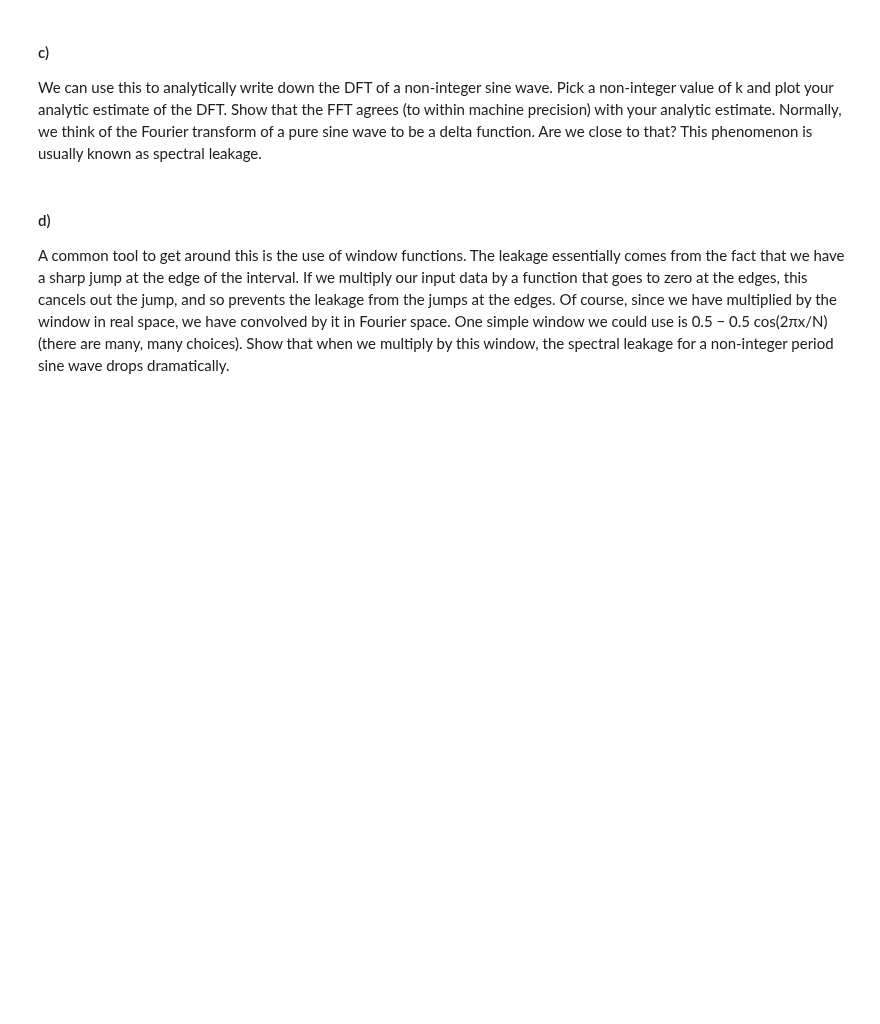
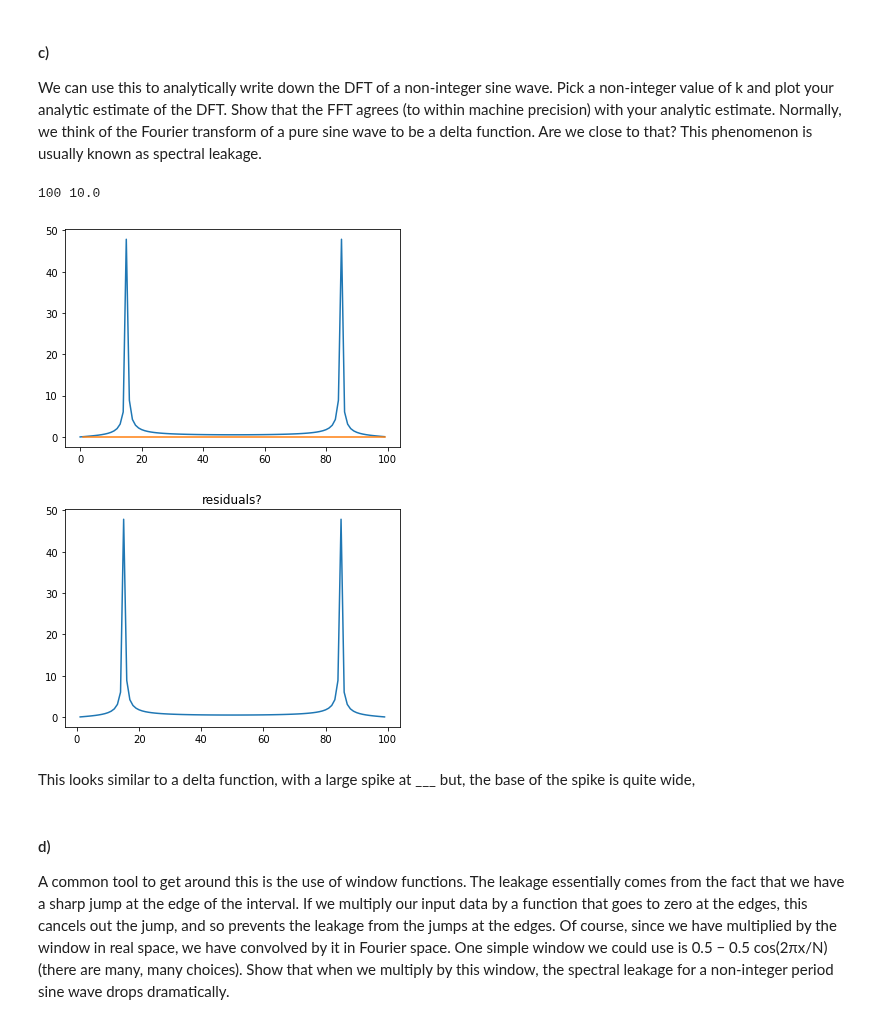
Before and after one commit to eklem1/Phys512_EK, a Jupyter notebook: PS4/PS4.ipynb, the cells around one changed output. Drawn from its saved outputs; the diff is of its cells as text; code cells hidden in the pictures; blank space fills up the shorter version.

```diff
--- a/PS4/PS4.ipynb
+++ b/PS4/PS4.ipynb
@@ -153,9 +171,10 @@ N = 10
 for k in np.linspace(10, 1e-14, 50):
     print("{:e}".format(limit(N, k)))
 # %%
-N = 3
+N = 5
 for k in np.linspace(1, 100, dtype='int'):
     if k%N == 0:
-        print("Multiple: ")
-    print("{:e}".format(limit(N, k)))
+        print("Multiple: {}".format(k))
+#     print("{:e}".format(limit(N, k)))
+    print((np.cos(2*np.pi*k), np.sin(2*np.pi*k)), (np.cos(2*np.pi*k/N), np.sin(2*np.pi*k/N)))
 #well not quite zero, but that's probably a rounding thing
@@ -180,6 +181,42 @@ Multiple
 # %% [markdown]
 #### c)
 We can use this to analytically write down the DFT of a non-integer sine wave. Pick a non-integer value of k and plot your analytic estimate of the DFT. Show that the FFT agrees (to within machine precision) with your analytic estimate. Normally, we think of the Fourier transform of a pure sine wave to be a delta function. Are we close to that? This phenomenon is usually known as spectral leakage.
+# %%
+def analyticSinFT(sinA, ak, N):
+#     N = len(sinA)
+    N=x.size
+    kVals=np.arange(N)
+    coeff = np.array([limit(N, k) for k in kVals])
+    return coeff *sum(sinA)
+
+
+x = np.linspace(0, 10, 100)
+k = 1.5
+sinArr = np.sin(2*np.pi*k*x)
+
+
+print(len(x), max(x))
+
+sinArrDFT = np.fft.fft(sinArr)
+sinArrAn = analyticSinFT(sinArr, k, len(x))
+# print(sinArrAn)
+# plt.plot(x, sinArr)
+
+# plt.axvline(k)
+plt.plot(abs(sinArrDFT))
+plt.plot(abs(sinArrAn))
+plt.show()
+
+#not good
+plt.title("residuals?")
+plt.plot(abs(sinArrDFT - sinArrAn))
+plt.show()
+# %% [output]
+100 10.0
+[figure, added]
+[figure, added]
+# %% [markdown]
+This looks similar to a delta function, with a large spike at ___ but, the base of the spike is quite wide,
 # %% [markdown]
 #### d)
 A common tool to get around this is the use of window functions. The leakage essentially comes from the fact that we have a sharp jump at the edge of the interval. If we multiply our input data by a function that goes to zero at the edges, this cancels out the jump, and so prevents the leakage from the jumps at the edges. Of course, since we have multiplied by the window in real space, we have convolved by it in Fourier space. One simple window we could use is 0.5 − 0.5 cos(2πx/N) (there are many, many choices). Show that when we multiply by this window, the spectral leakage for a non-integer period sine wave drops dramatically.
```
Also changed, not shown: parts of 6 cells of this notebook.
